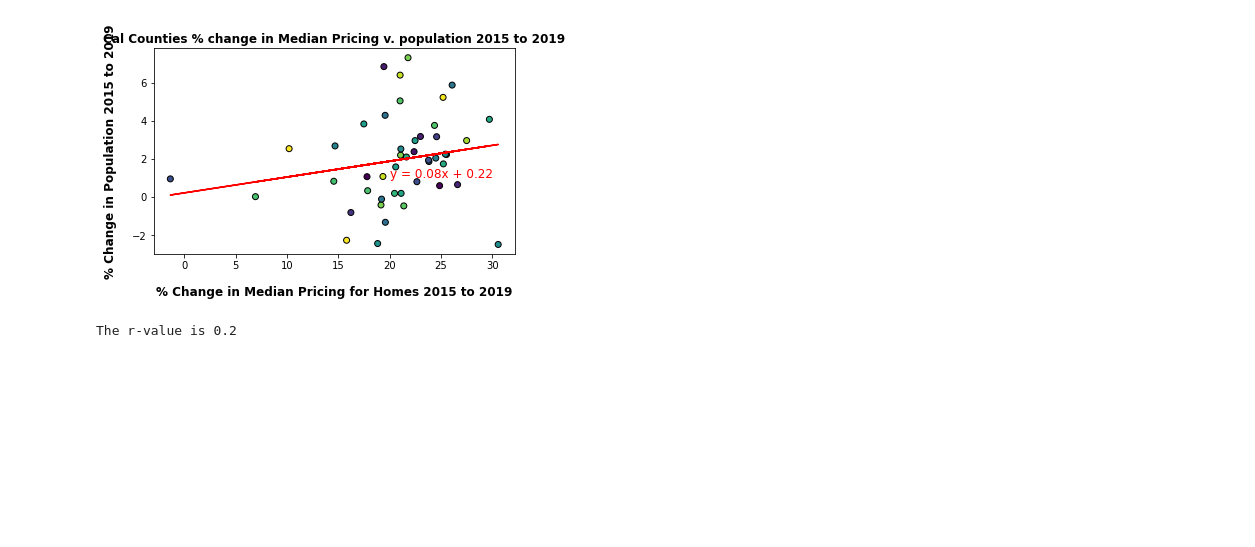
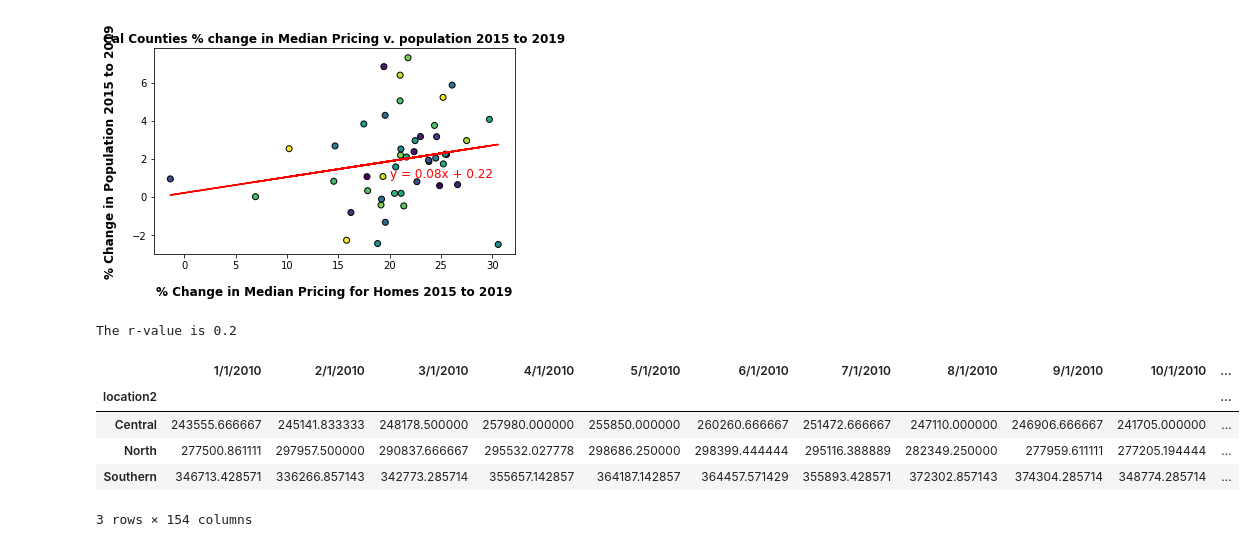
Before and after one commit to davidixonn/CaliforniaDreaming, a Jupyter notebook: Median_Housing_Data_FINAL.ipynb, the cells around one changed output. Cells and saved outputs as stored; diff of their text form; code cells hidden in the pictures; blank space fills up the shorter version.

```diff
--- a/Median_Housing_Data_FINAL.ipynb
+++ b/Median_Housing_Data_FINAL.ipynb
@@ -249,3 +256,24 @@ print(f'The r-value is {round(rvalue,2)}')
 # %% [output]
 [figure]
 The r-value is 0.2
+# %%
+# Group the rent data by region
+    # Group by Inland/Coastal
+    # Group by North/Central/South
+# Get the mean of each
+
+rents_east_west = median_housing_copy.groupby('location1 ')
+rents_north_south = median_housing_copy.groupby('location2 ')
+coastal = rents_east_west.get_group('Coastal   ')
+inland = rents_east_west.get_group('Inland    ')
+
+avg_rents_east_west = rents_east_west.mean()
+avg_rents_north_south = rents_north_south.mean()
+avg_rents_north_south
+# %% [output]
+|  | 1/1/2010 | 2/1/2010 | 3/1/2010 | 4/1/2010 | 5/1/2010 | 6/1/2010 | 7/1/2010 | 8/1/2010 | 9/1/2010 | 10/1/2010 | ... |
+| location2 |  |  |  |  |  |  |  |  |  |  | ... |
+| Central | 243555.666667 | 245141.833333 | 248178.500000 | 257980.000000 | 255850.000000 | 260260.666667 | 251472.666667 | 247110.000000 | 246906.666667 | 241705.000000 | ... |
+| North | 277500.861111 | 297957.500000 | 290837.666667 | 295532.027778 | 298686.250000 | 298399.444444 | 295116.388889 | 282349.250000 | 277959.611111 | 277205.194444 | ... |
+| Southern | 346713.428571 | 336266.857143 | 342773.285714 | 355657.142857 | 364187.142857 | 364457.571429 | 355893.428571 | 372302.857143 | 374304.285714 | 348774.285714 | ... |
+3 rows × 154 columns
```
Also changed, not shown: parts of 9 cells of this notebook.
